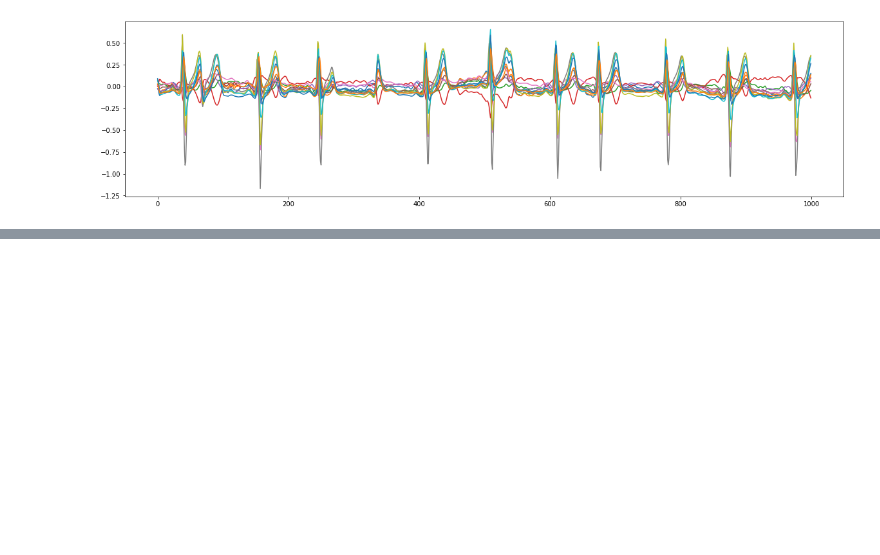
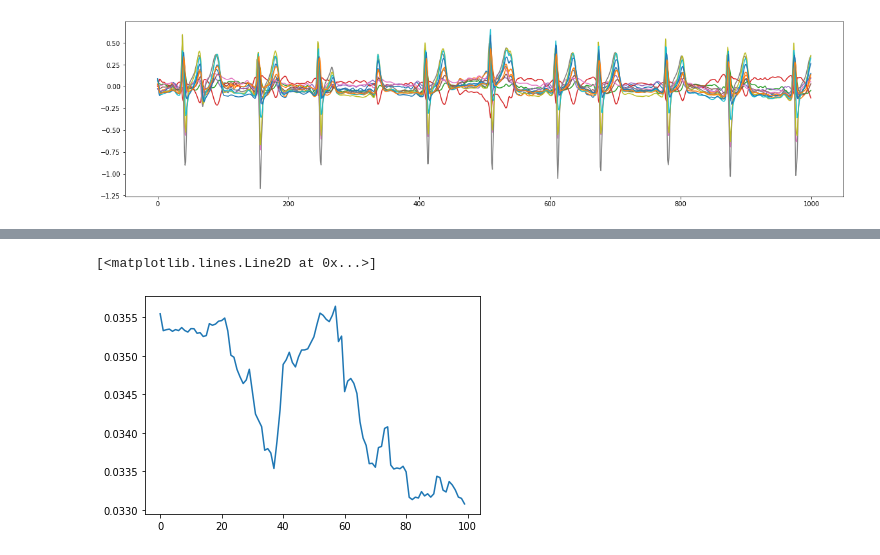
Before and after one commit to comp-well-org/LEAVES, a Jupyter notebook: torch_data_augmentation.ipynb, the cells around one changed output, grey strips where cells are left out. Cells and saved outputs as stored; diff of their text form; code cells hidden in the pictures; blank space fills up the shorter version.

```diff
--- a/torch_data_augmentation.ipynb
+++ b/torch_data_augmentation.ipynb
@@ -482,0 +533,2 @@ tensor([0.2000], requires_grad=True) None
+# %%
+aug_params = np.load('/home/hy29/rdf/viewmaker_physiological/experiments/sleep_apnea/init_run/params_dict.npy', allow_pickle=True).item()
@@ -482,0 +537,5 @@ tensor([0.2000], requires_grad=True) None
+# %%
+plt.plot([0.05 * sigmoid(aug_params[i][2]) for i in range(100)])
+# %% [output]
+[<matplotlib.lines.Line2D at 0x...>]
+[figure, added]
```
Also changed, not shown: parts of 17 cells of this notebook, 2 other files.
